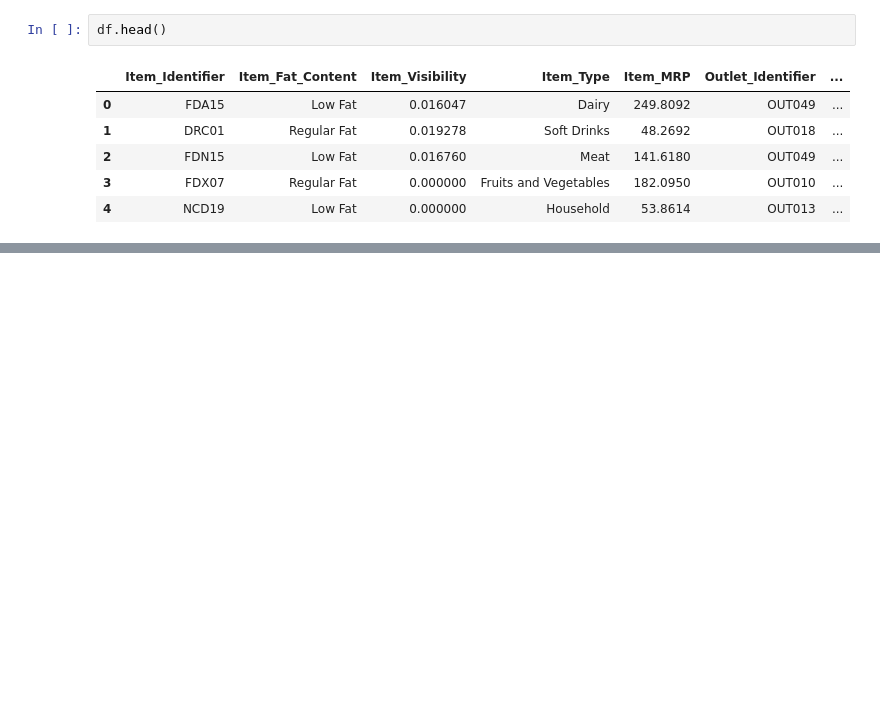
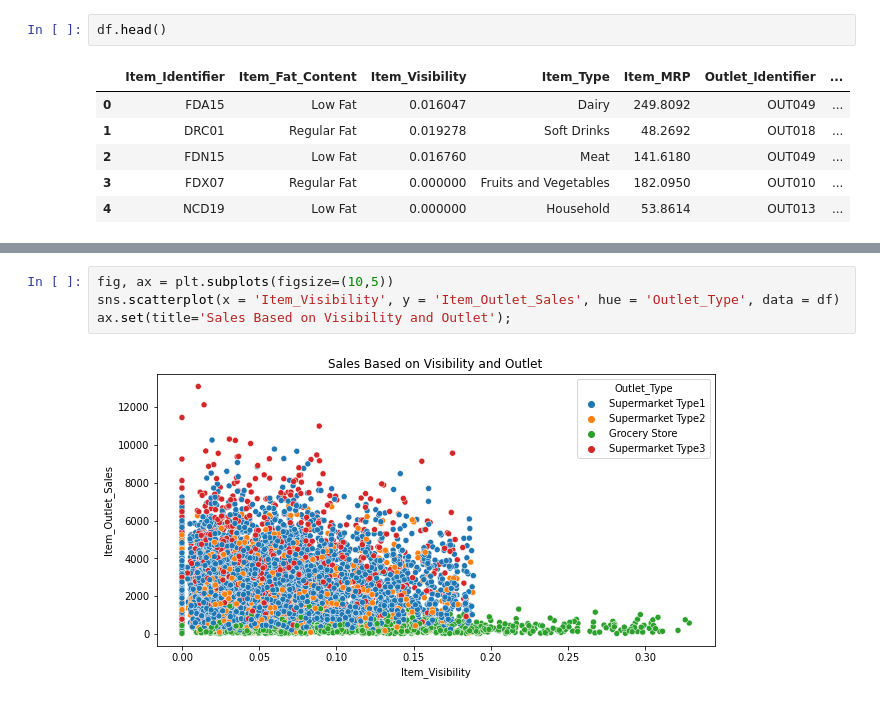
Before and after one commit to Sun-ny-A/food-sales-predictions, a Jupyter notebook: food_sales_predictions.ipynb, the cells around one changed output, grey strips where cells are left out. Cells and saved outputs as stored; diff of their text form; blank space fills up the shorter version.

```diff
--- a/food_sales_predictions.ipynb
+++ b/food_sales_predictions.ipynb
@@ -223,0 +224,6 @@ sns.boxplot(x = df['Outlet_Type'],
+# %%
+fig, ax = plt.subplots(figsize=(10,5))
+sns.scatterplot(x = 'Item_Visibility', y = 'Item_Outlet_Sales', hue = 'Outlet_Type', data = df)
+ax.set(title='Sales Based on Visibility and Outlet');
+# %% [output]
+[figure, added]
```
Also changed, not shown: parts of 4 cells of this notebook.
